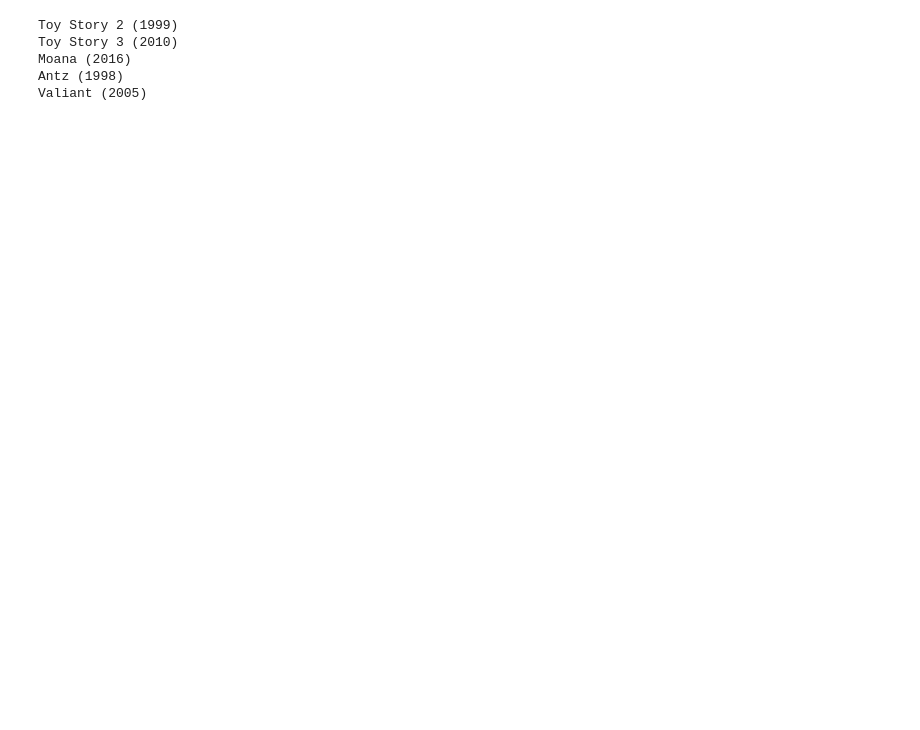
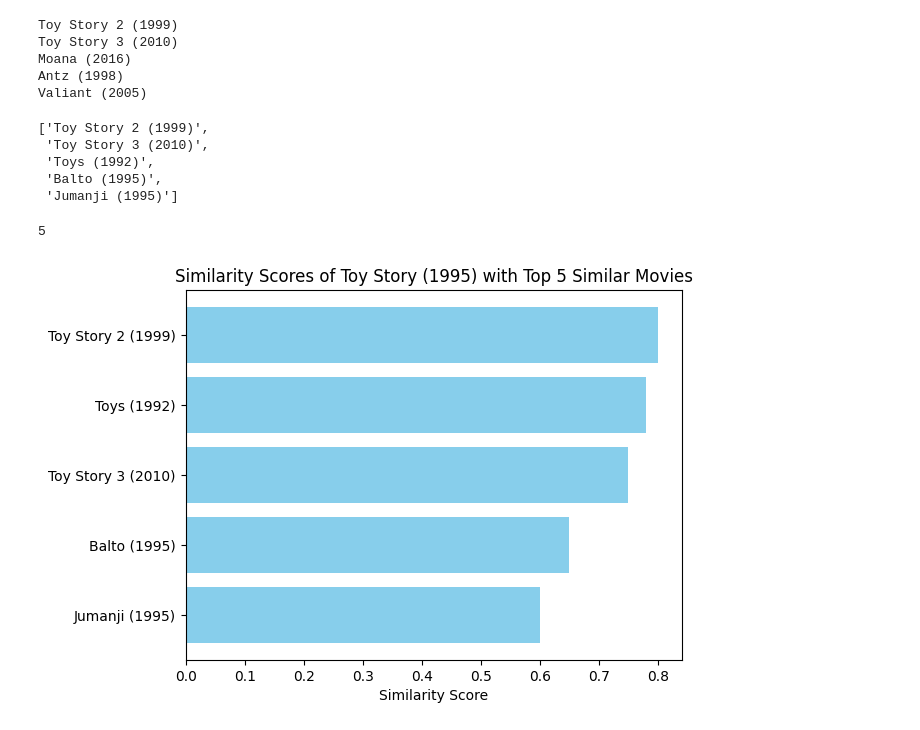
Before and after one commit to ArjunBhattad2004/MovieRecommendationSystem, a Jupyter notebook: content-based-filtering/content_cosine_similarity.ipynb, the cells around one changed output. Cells and saved outputs as stored; diff of their text form; code cells hidden in the pictures; blank space fills up the shorter version.

```diff
--- a/content-based-filtering/content_cosine_similarity.ipynb
+++ b/content-based-filtering/content_cosine_similarity.ipynb
@@ -134,0 +243,17 @@ Valiant (2005)
+# %%
+recommended_lst
+# %% [output]
+['Toy Story 2 (1999)',
+ 'Toy Story 3 (2010)',
+ 'Toys (1992)',
+ 'Balto (1995)',
+ 'Jumanji (1995)']
+# %%
+len(recommended_lst)
+# %% [output]
+5
+# %%
+movie = "Toy Story (1995)"
+index = new_df[new_df['title'] == movie].index[0]
+sim_array = similarity1[index]
+sorted_indices = np.argsort(sim_array)[::-1][:6]
@@ -134,0 +262,40 @@ Valiant (2005)
+# %%
+import numpy as np
+import matplotlib.pyplot as plt
+import pandas as pd
+
+def plot_similarity_scores(movie_name, similar_movies, similarity_scores):
+    """
+    Plot the similarity scores of a movie with its top similar movies.
+    """
+    fig, ax = plt.subplots()
+    ax.barh(np.arange(len(similar_movies)), similarity_scores, align='center', color='skyblue')
+    ax.set_yticks(np.arange(len(similar_movies)))
+    ax.set_yticklabels(similar_movies)
+    ax.invert_yaxis()
+    ax.set_xlabel('Similarity Score')
+    ax.set_title(f'Similarity Scores of {movie_name} with Top {len(similar_movies)} Similar Movies')
+    plt.show()
+
+movies_df = pd.read_csv('movies.csv')
+
+# suppose we have similarity scores for a specific movie
+movie_name = "Toy Story (1995)"
+
+
+recommended_lst = ['Toy Story 2 (1999)',
+ 'Toy Story 3 (2010)',
+ 'Toys (1992)',
+ 'Balto (1995)',
+ 'Jumanji (1995)']
+sim_array = [0.8, 0.75, 0.78, 0.65, 0.6]
+
+# sort the similarity scores and similar movies to get the top six values
+sorted_indices = np.argsort(sim_array)[::-1][:6]
+recommended_lst_sorted = [recommended_lst[i] for i in sorted_indices]
+sim_array_sorted = [sim_array[i] for i in sorted_indices]
+
+# plot the similarity scores
+plot_similarity_scores(movie_name, recommended_lst_sorted, sim_array_sorted)
+# %% [output]
+[figure, added]
```
Also changed, not shown: parts of 23 cells of this notebook.
